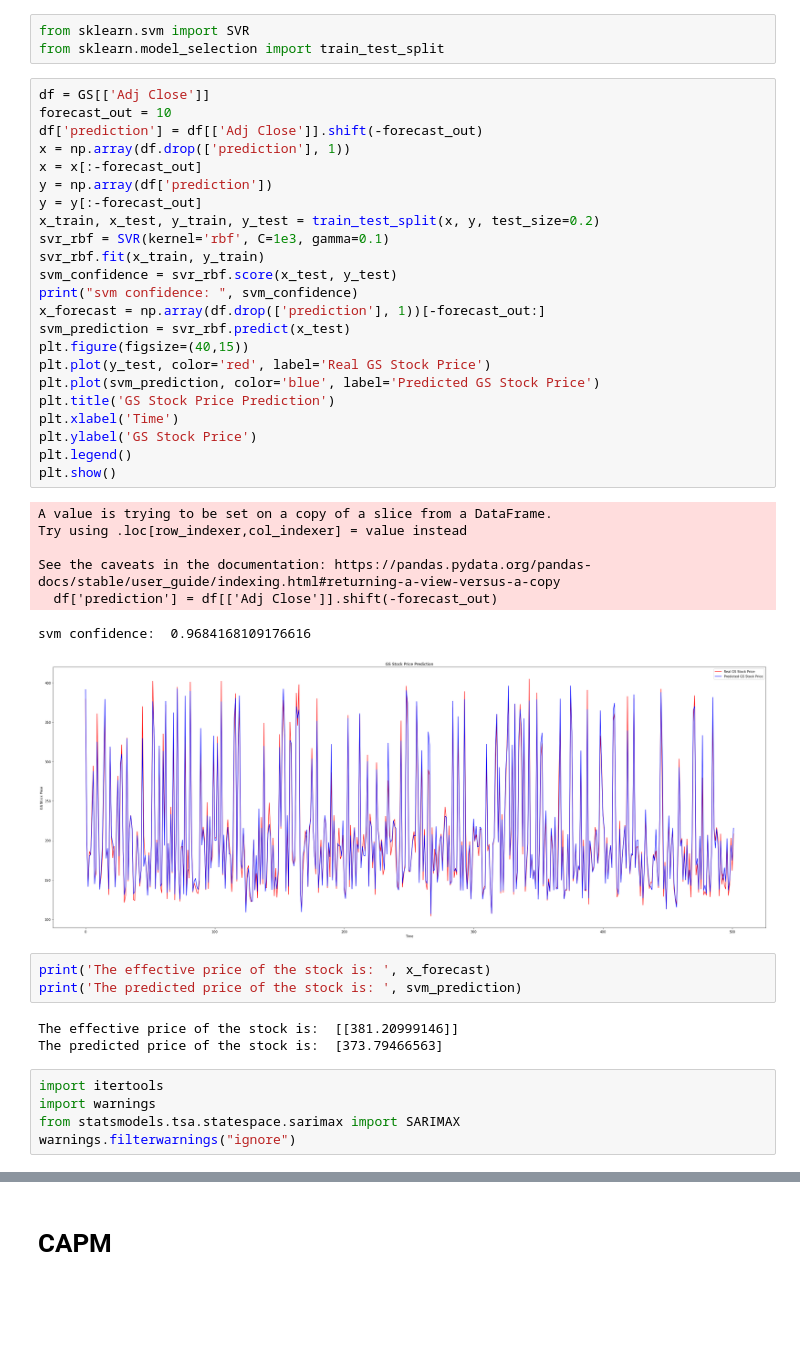
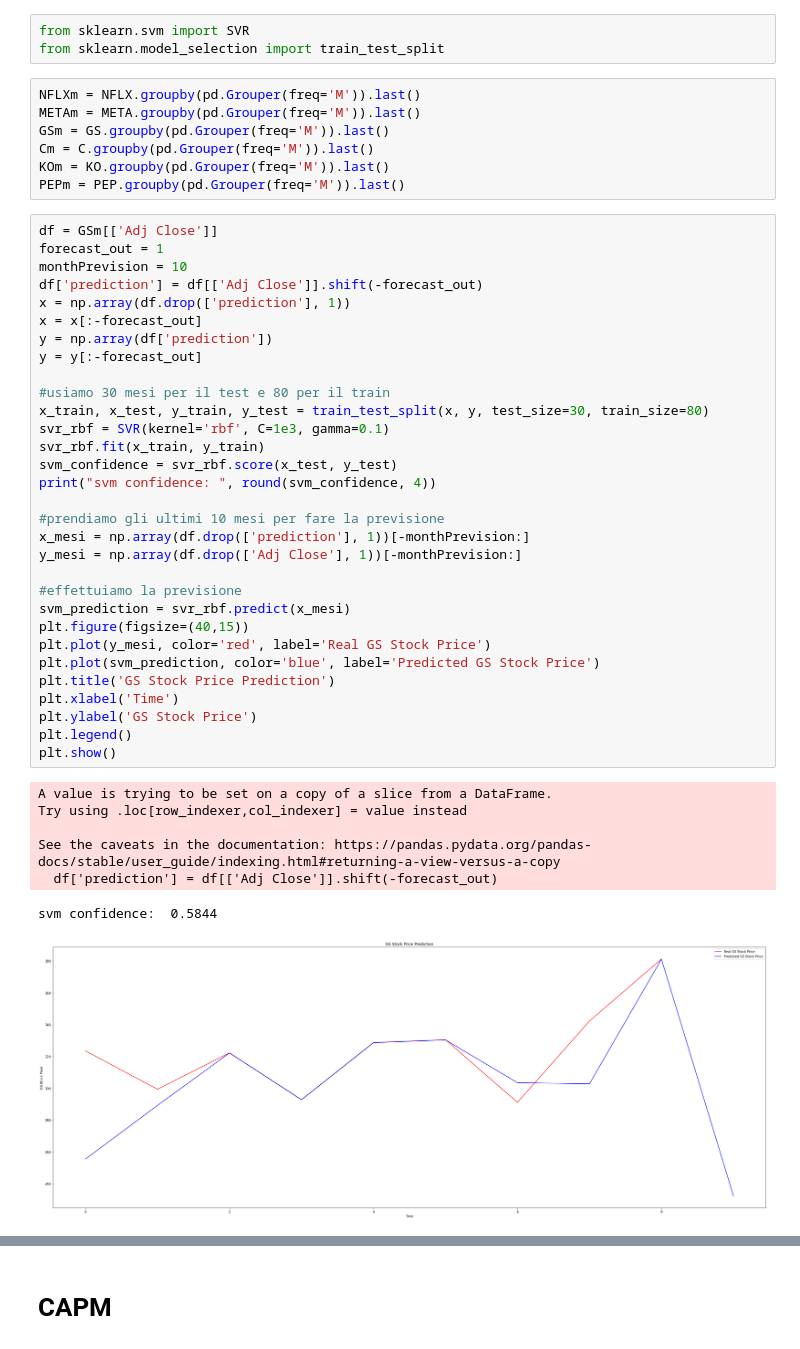
Before and after one commit to michelebanfi/business-intelligence, a Jupyter notebook: BanfiMichele869294.ipynb, the cells around one changed output, grey strips where cells are left out. Saved outputs shown, nothing was run; the diff lists cells and outputs as text; blank space fills up the shorter version.

Commit message:
Analisi di previsione

```diff
--- a/BanfiMichele869294.ipynb
+++ b/BanfiMichele869294.ipynb
@@ -577,45 +547,49 @@ Prevediamo i prezzi di GS
 # %%
 from sklearn.svm import SVR
 from sklearn.model_selection import train_test_split
+# %%
+NFLXm = NFLX.groupby(pd.Grouper(freq='M')).last()
+METAm = META.groupby(pd.Grouper(freq='M')).last()
+GSm = GS.groupby(pd.Grouper(freq='M')).last()
+Cm = C.groupby(pd.Grouper(freq='M')).last()
+KOm = KO.groupby(pd.Grouper(freq='M')).last()
+PEPm = PEP.groupby(pd.Grouper(freq='M')).last()
 # %%
-df = GS[['Adj Close']]
-forecast_out = 10
+df = GSm[['Adj Close']]
+forecast_out = 1
+monthPrevision = 10
 df['prediction'] = df[['Adj Close']].shift(-forecast_out)
 x = np.array(df.drop(['prediction'], 1))
 x = x[:-forecast_out]
 y = np.array(df['prediction'])
 y = y[:-forecast_out]
-x_train, x_test, y_train, y_test = train_test_split(x, y, test_size=0.2)
+
+#usiamo 30 mesi per il test e 80 per il train
+x_train, x_test, y_train, y_test = train_test_split(x, y, test_size=30, train_size=80)
 svr_rbf = SVR(kernel='rbf', C=1e3, gamma=0.1)
 svr_rbf.fit(x_train, y_train)
 svm_confidence = svr_rbf.score(x_test, y_test)
-print("svm confidence: ", svm_confidence)
-x_forecast = np.array(df.drop(['prediction'], 1))[-forecast_out:]
-svm_prediction = svr_rbf.predict(x_test)
+print("svm confidence: ", round(svm_confidence, 4))
+
+#prendiamo gli ultimi 10 mesi per fare la previsione
+x_mesi = np.array(df.drop(['prediction'], 1))[-monthPrevision:]
+y_mesi = np.array(df.drop(['Adj Close'], 1))[-monthPrevision:]
+
+#effettuiamo la previsione
+svm_prediction = svr_rbf.predict(x_mesi)
 plt.figure(figsize=(40,15))
-plt.plot(y_test, color='red', label='Real GS Stock Price')
+plt.plot(y_mesi, color='red', label='Real GS Stock Price')
 plt.plot(svm_prediction, color='blue', label='Predicted GS Stock Price')
 plt.title('GS Stock Price Prediction')
 plt.xlabel('Time')
 plt.ylabel('GS Stock Price')
 plt.legend()
 plt.show()
 # %% [output]
 A value is trying to be set on a copy of a slice from a DataFrame.
 Try using .loc[row_indexer,col_indexer] = value instead
 
 See the caveats in the documentation: https://pandas.pydata.org/pandas-docs/stable/user_guide/indexing.html#returning-a-view-versus-a-copy
   df['prediction'] = df[['Adj Close']].shift(-forecast_out)
-svm confidence:  0.9684168109176616
+svm confidence:  0.5844
-[figure, old version]
+[figure, new version]
-# %%
-print('The effective price of the stock is: ', x_forecast)
-print('The predicted price of the stock is: ', svm_prediction)
-# %% [output]
-The effective price of the stock is:  [[381.20999146]]
-The predicted price of the stock is:  [373.79466563]
-# %%
-import itertools
-import warnings
-from statsmodels.tsa.statespace.sarimax import SARIMAX
-warnings.filterwarnings("ignore")
```
Also changed, not shown: parts of 37 cells of this notebook, 8 other files.
